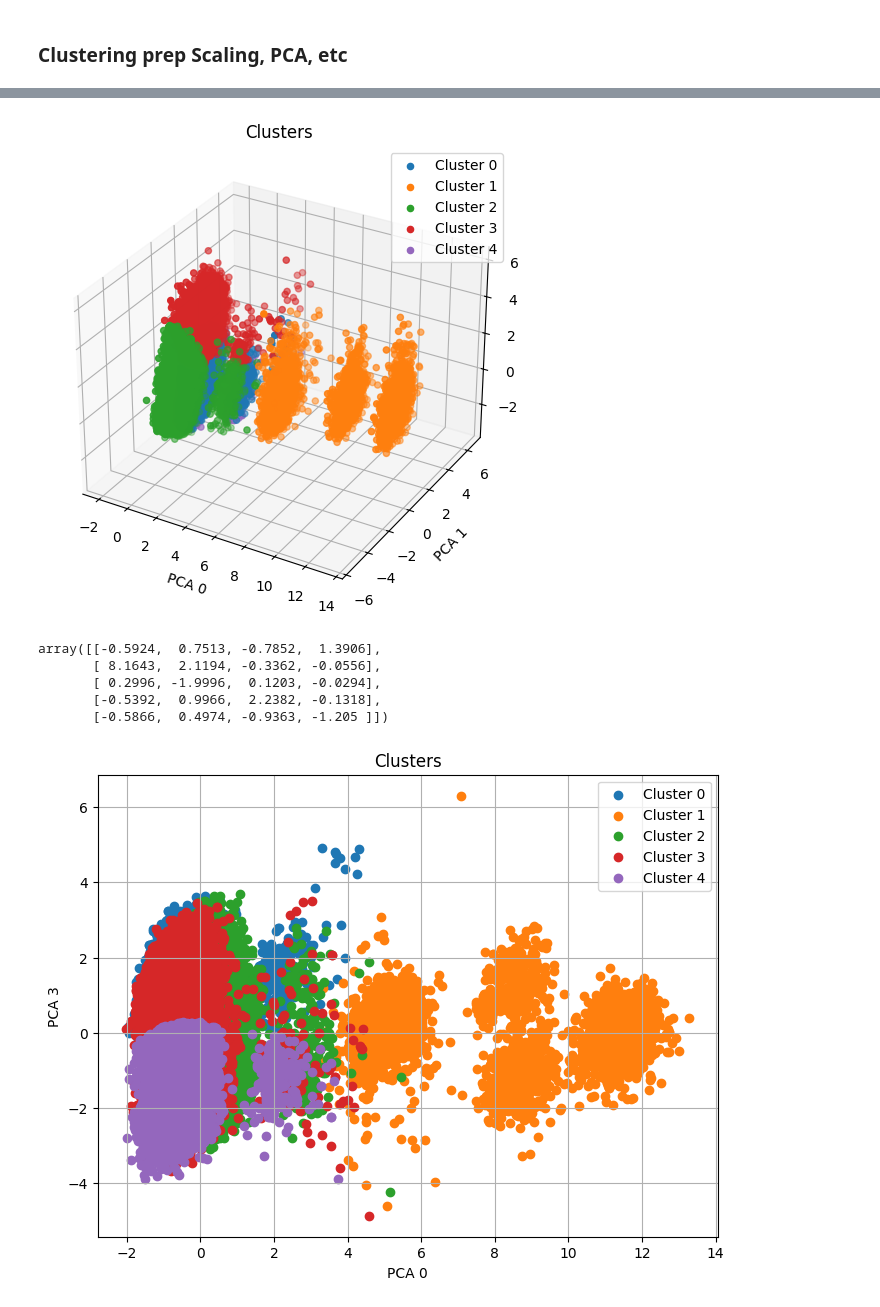
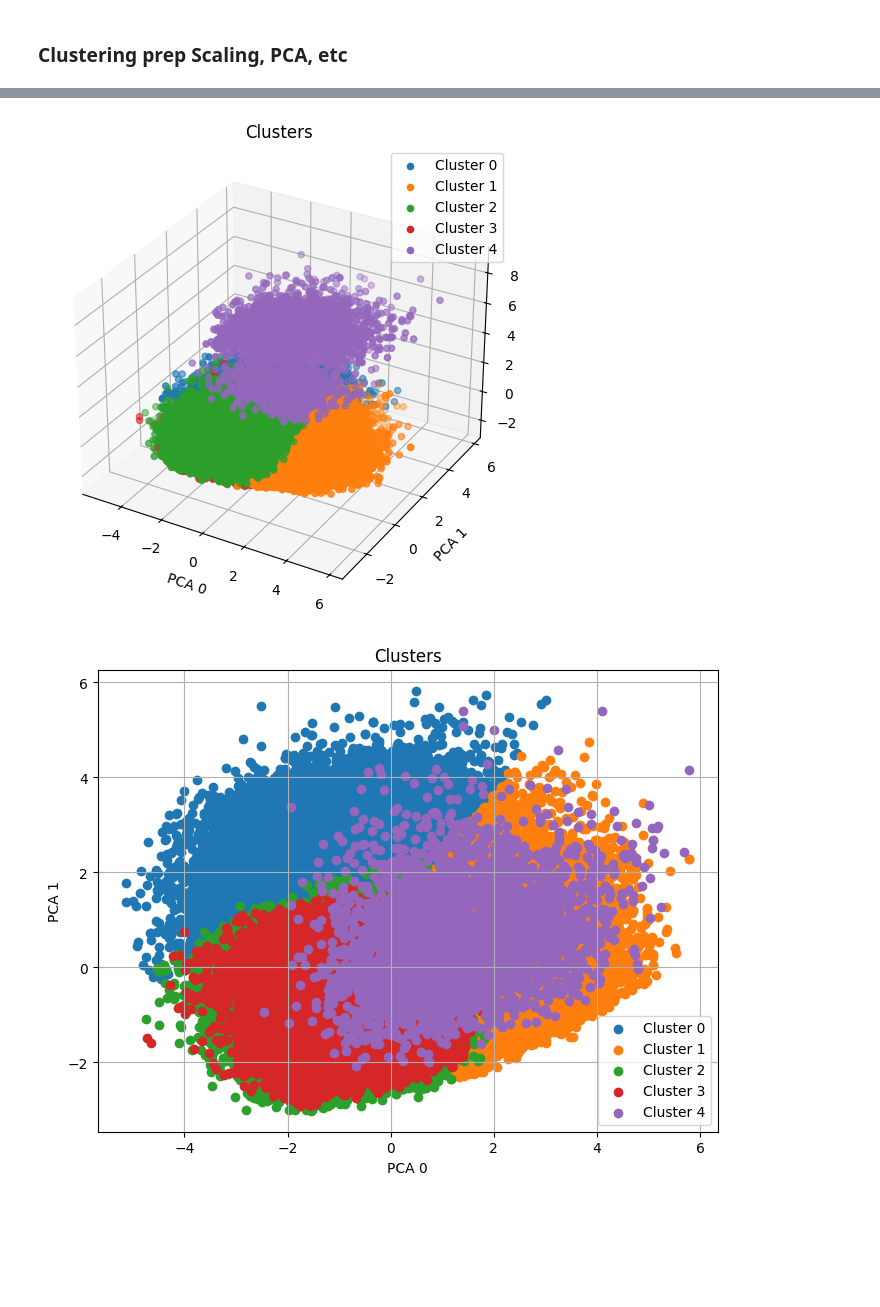
Before and after one commit to AleYepes/testing, a Jupyter notebook: micole/affinity test/clustering_analysis.ipynb, the cells around one changed output, grey strips where cells are left out. Cells and saved outputs as stored; diff of their text form; code cells hidden in the pictures; blank space fills up the shorter version.

```diff
--- a/micole/affinity test/clustering_analysis.ipynb
+++ b/micole/affinity test/clustering_analysis.ipynb
@@ -62,4 +55,4 @@ df['17_country'] = df['17_country'].replace('Maroc ⵍⵎⵖⵔⵉⴱ المغر
 df['14_etapaEducativa'] = df['14_etapaEducativa'].replace('Otros1', 'Otros')
 df.loc[df['12_edad'].isna(), '12_edad'] = 'Prefiero no decirlo1'
 df.loc[df['17_iso3166'].isna(), '17_iso3166'] = 'Falta-ISO'
-df.loc[df['19_paraCuando'].isna(), '19_paraCuando'] = 'Falta-plazo'
+df.loc[df['19_paraCuando'].isna(), '19_paraCuando'] = 'NoRespondioParaCuando'
@@ -98,7 +89,8 @@ for col in ['1_tipoEscula', '14_etapaEducativa', '15_languages']:
     dummies = dummies.add_prefix(f'{prefix}_')
     df_preped = pd.concat([df_preped, dummies], axis=1)
 
-for col in ['12_edad', '19_paraCuando', '17_country']:
+for col in ['12_edad', '19_paraCuando']:
+# for col in ['12_edad', '19_paraCuando', '17_country']:
 # for col in ['12_edad', '19_paraCuando', '17_iso3166']:
 # for col in ['12_edad','19_paraCuando', '17_country', '17_iso3166']:   # Exclude country to avoid perfect colinearity with iso3166
     dummies = pd.get_dummies(df_preped[col]).astype(int)
@@ -108,10 +100,8 @@ for col in ['12_edad', '19_paraCuando', '17_country']:
 # %%
 ## Drop dummy-source columns and colinear features
 
-df_preped = df_preped.drop(['1_tipoEscula', '12_edad', '14_etapaEducativa', '15_languages', '17_iso3166', '19_paraCuando'], axis=1)
-
-# df_preped = df_preped.drop(['9_precioMin', '9_precioMax', '18_distanciaMin', '18_distanciaMax', '19_Solo estoy curioseando1', '17_country', '12_Prefiero no decirlo1', '1_Indiferente1', '17_Falta-ISO'], axis=1)
-df_preped = df_preped.drop(['9_precioMin', '9_precioMax', '18_distanciaMin', '18_distanciaMax', '19_Solo estoy curioseando1', '17_country', '12_Prefiero no decirlo1', '1_Indiferente1'], axis=1)
+# df_preped = df_preped.drop(['1_tipoEscula', '12_edad', '14_etapaEducativa', '15_languages', '17_iso3166', '19_paraCuando', '9_precioMin', '9_precioMax', '18_distanciaMin', '18_distanciaMax', '19_Solo estoy curioseando1', '17_country', '12_Prefiero no decirlo1', '1_Indiferente1', '17_Falta-ISO'], axis=1)
+df_preped = df_preped.drop(['1_tipoEscula', '12_edad', '14_etapaEducativa', '15_languages', '17_iso3166', '19_paraCuando', '9_precioMin', '9_precioMax', '18_distanciaMin', '18_distanciaMax', '19_Solo estoy curioseando1', '17_country', '12_Prefiero no decirlo1', '1_Indiferente1'], axis=1)
 # %%
 # Drop na instead of impute
 df_preped = df_preped.dropna(subset=['18_distanciaComun'])
@@ -214,18 +179,19 @@ array([4.65908402e-02, 3.97181155e-02, 3.26707447e-02, 2.45271631e-02,
 # %%
-# Get the feature loadings
-pca = PCA(n_components=4) #41-46 for users
+# Calculate feature loadings
+pca = PCA(n_components=5) #41-46 for users
 df_pca = pca.fit_transform(df_scaled)
+# df_pca = pd.DataFrame(df_pca)
 
 explained_variance_ratio = pca.explained_variance_ratio_
 loadings = pca.components_
 df_loadings = pd.DataFrame()
 
-for i,loading in enumerate(loadings):
+for i, loading in enumerate(loadings):
     pc_loading_raw = {}
     pc_loading = {}
-    for j, loading in enumerate(loading):
-        pc_loading_raw[df_preped.columns[j]] = round(loading, 1)
-        pc_loading[df_preped.columns[j]] = (loading**2)
+    for j, feature_loading in enumerate(loading):
+        pc_loading_raw[df_preped.columns[j]] = round(feature_loading, 1)
+        pc_loading[df_preped.columns[j]] = (feature_loading**2)
     df_loadings[i] = pc_loading
     df_loadings[f'{i}_raw'] = pc_loading_raw
-    df_loadings[i] = round(np.sqrt(df_loadings[i] * 1000000) * explained_variance_ratio[i], 2)
+    df_loadings[i] = round(np.sqrt(df_loadings[i] * 1000000), 2)
@@ -271,10 +302,6 @@ from mpl_toolkits.mplot3d import Axes3D
 
 fig = plt.figure(figsize=(8, 6))
 ax = fig.add_subplot(111, projection='3d')
-
-x = 0
-y = 1
-z = 2
 
 # Assuming that df_pca is a 3D array for simplicity
 for i in range(k3_pca_3.n_clusters):
@@ -287,42 +314,26 @@ ax.set_zlabel(f'PCA {z}')
 ax.legend()
 plt.show()
 # %% [output]
-[figure, old version]
+[figure, new version]
-# %%
-kmeans = KMeans(n_clusters=5, random_state=42)
-k3_pca_3 = kmeans.fit(df_pca)
-
-# The cluster labels for each instance are now stored in kmeans.labels_
-labels = kmeans.labels_
-
-# You can also get the coordinates of the cluster centroids
-centroids = kmeans.cluster_centers_
-np.round(centroids, 4)
-# %% [output]
-array([[-0.5924,  0.7513, -0.7852,  1.3906],
-       [ 8.1643,  2.1194, -0.3362, -0.0556],
-       [ 0.2996, -1.9996,  0.1203, -0.0294],
-       [-0.5392,  0.9966,  2.2382, -0.1318],
-       [-0.5866,  0.4974, -0.9363, -1.205 ]])
 # %%
 # Assuming that df_pca is a 2D array for simplicity
 plt.figure(figsize=(8, 6))
 
 x = 0
-y = 3
+y = 1
 
 # Scatter plot of the data points
 for i in range(k3_pca_3.n_clusters):
     plt.scatter(df_pca[labels == i, x], df_pca[labels == i, y], label='Cluster {}'.format(i))
 
 # # Plotting centroids
 # plt.scatter(centroids[:, 1], centroids[:, 1], s=300, c='red', label='Centroids')
 
 plt.title('Clusters')
 plt.xlabel(f'PCA {x}')
 plt.ylabel(f'PCA {y}')
 plt.legend()
 plt.grid(True)
 plt.show()
 # %% [output]
-[figure, old version]
+[figure, new version]
```
Also changed, not shown: parts of 15 cells of this notebook, 11 other files.
